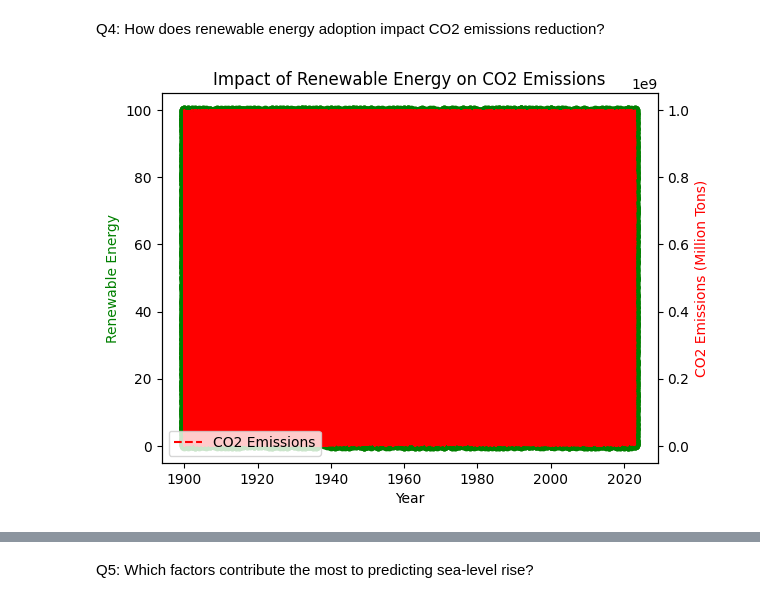
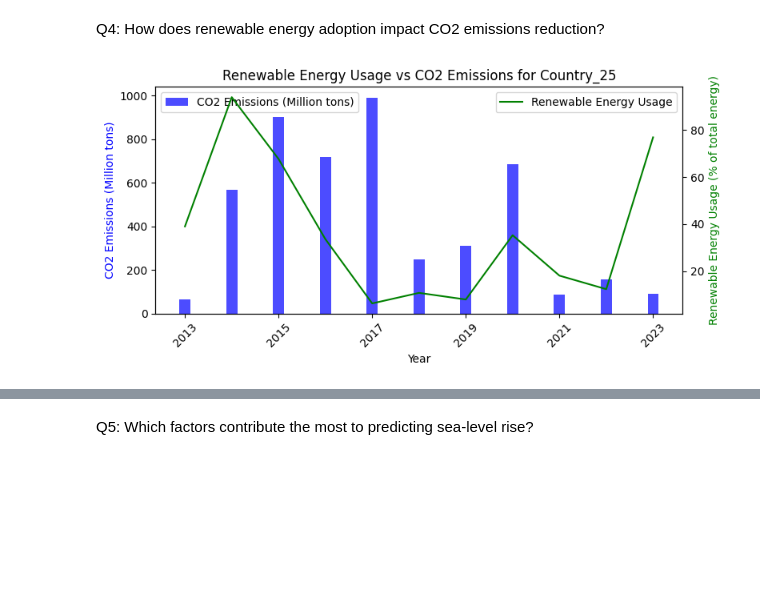
Before and after one commit to CaptDon71/project_4_machine_learning, a Jupyter notebook: data_preprocessing_BRANDON.ipynb, the cells around one changed output, grey strips where cells are left out. Saved outputs shown, nothing was run; the diff lists cells and outputs as text; code cells hidden in the pictures; blank space fills up the shorter version.

```diff
--- a/data_preprocessing_BRANDON.ipynb
+++ b/data_preprocessing_BRANDON.ipynb
@@ -109,22 +108,47 @@ Loss: 0.1292208731174469, Accuracy: 0.8942106366157532
 # %% [markdown]
 Q4: How does renewable energy adoption impact CO2 emissions reduction?
-# %%
-import matplotlib.pyplot as plt
-
-# Create a figure and an axes object
-fig, ax1 = plt.subplots()
-
-# Now you can create the twin axis
-ax2 = ax1.twinx()
-
-ax1.plot(df['Year'], df['Renewable_Energy_Usage'], color='g', marker='o', label='Renewable Energy')
-ax2.plot(df['Year'], df['CO2_Emissions'], color='r', linestyle='dashed', label='CO2 Emissions')
-
-ax1.set_xlabel("Year")
-ax1.set_ylabel("Renewable Energy", color='g')
-ax2.set_ylabel("CO2 Emissions (Million Tons)", color='r')
-plt.title("Impact of Renewable Energy on CO2 Emissions")
-plt.legend()
-plt.show()
-# %% [output]
-[figure, removed]
+# %%
+#Import Dependencies
+import matplotlib.pyplot as plt
+
+# Filter and sort the data
+country_data = gw_df[gw_df['Country'] == 'Country_25']
+last_10_years_data = country_data[country_data['Year'] >= 2013].sort_values(by='Year')
+
+# Remove duplicate years, keeping the first entry
+last_10_years_data = last_10_years_data.drop_duplicates(subset='Year', keep='first')
+
+# Set the positions of the bars and prepare the plot
+bar_width = 0.35  # Good balance for bar width
+index = np.arange(len(last_10_years_data['Year'])) * 1.5  # Adjust index multiplier to space out the bars
+
+# Create the figure and axes
+fig, ax1 = plt.subplots(figsize=(8, 4))  # Adjust figure size for better visualization
+
+# Bar plot for CO2 Emissions
+ax1.bar(index, last_10_years_data['CO2_Emissions']/1e6, bar_width, label='CO2 Emissions (Million tons)', color='b', alpha=0.7)
+
+# Create the twin axis for the line plot
+ax2 = ax1.twinx()
+ax2.plot(index, last_10_years_data['Renewable_Energy_Usage'], 'g-', label='Renewable Energy Usage')
+
+# Labeling and aesthetics
+ax1.set_xlabel('Year')
+ax1.set_ylabel('CO2 Emissions (Million tons)', color='b')
+ax2.set_ylabel('Renewable Energy Usage (% of total energy)', color='g')
+ax1.set_title('Renewable Energy Usage vs CO2 Emissions for Country_25')
+
+# Adjust tick parameters: Display every other year
+tick_positions = index[::2]  # Take every second element for ticks
+tick_labels = last_10_years_data['Year'].iloc[::2]  # Corresponding labels
+ax1.set_xticks(tick_positions)
+ax1.set_xticklabels(tick_labels, rotation=45)  # Rotate labels for better fit
+
+# Adding legends
+ax1.legend(loc='upper left')
+ax2.legend(loc='upper right')
+
+plt.tight_layout()  # Optimize layout to prevent clipping of tick-labels
+plt.show()
+# %% [output]
+[figure, added]
```
Also changed, not shown: parts of 8 cells of this notebook, 2 other files.
